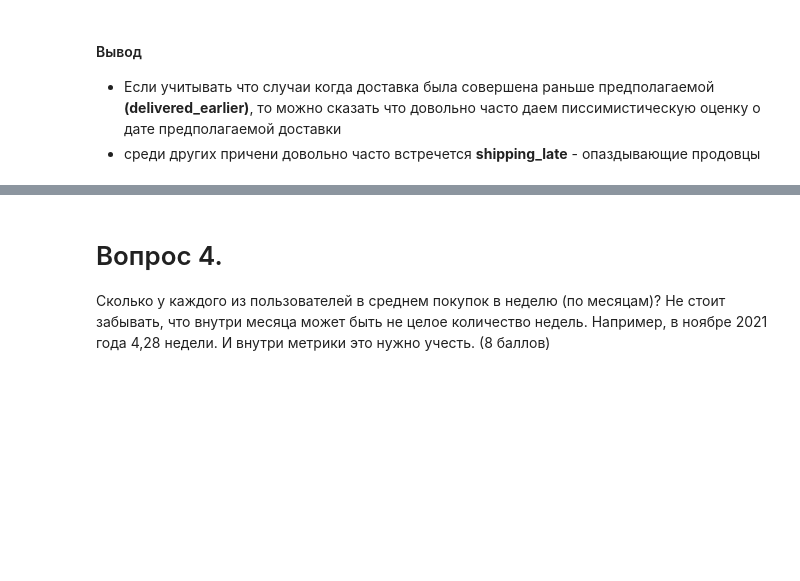
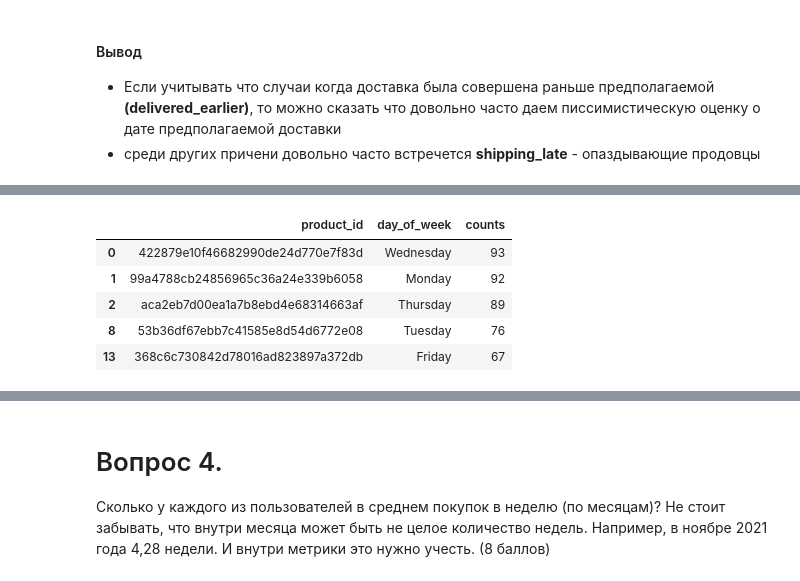
Before and after one commit to PavelSyr/da_karpov.cources_first.project, a Jupyter notebook: pavel_syrnev_15.04_p-syrnev/variant1/e-commerce.ipynb, the cells around one changed output, grey strips where cells are left out. Cells and saved outputs as stored; diff of their text form; code cells hidden in the pictures; blank space fills up the shorter version.

```diff
--- a/pavel_syrnev_15.04_p-syrnev/variant1/e-commerce.ipynb
+++ b/pavel_syrnev_15.04_p-syrnev/variant1/e-commerce.ipynb
@@ -485,0 +510,9 @@ TBD
+# %%
+df_max_purchases_a_day.head()
+# %% [output]
+|  | product_id | day_of_week | counts |
+| 0 | 422879e10f46682990de24d770e7f83d | Wednesday | 93 |
+| 1 | 99a4788cb24856965c36a24e339b6058 | Monday | 92 |
+| 2 | aca2eb7d00ea1a7b8ebd4e68314663af | Thursday | 89 |
+| 8 | 53b36df67ebb7c41585e8d54d6772e08 | Tuesday | 76 |
+| 13 | 368c6c730842d78016ad823897a372db | Friday | 67 |
```
Also changed, not shown: parts of 8 cells of this notebook.
